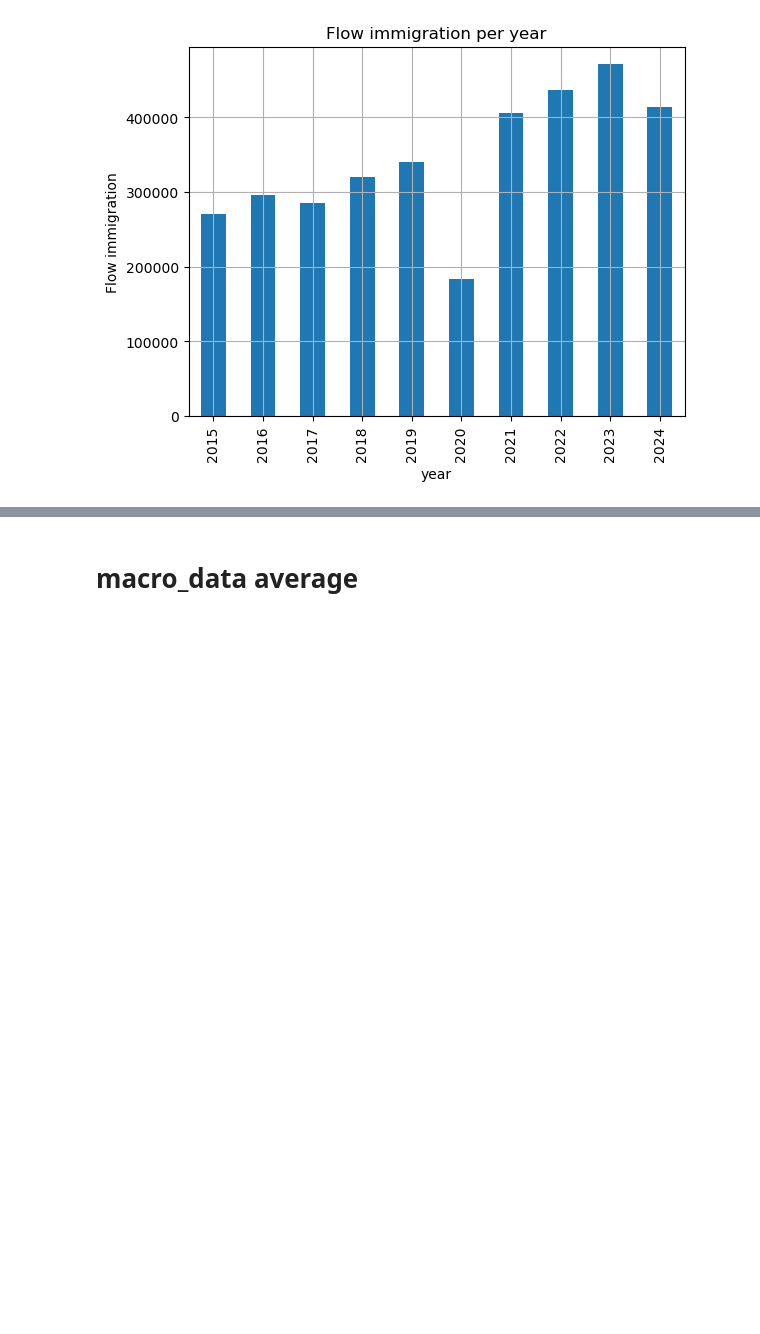
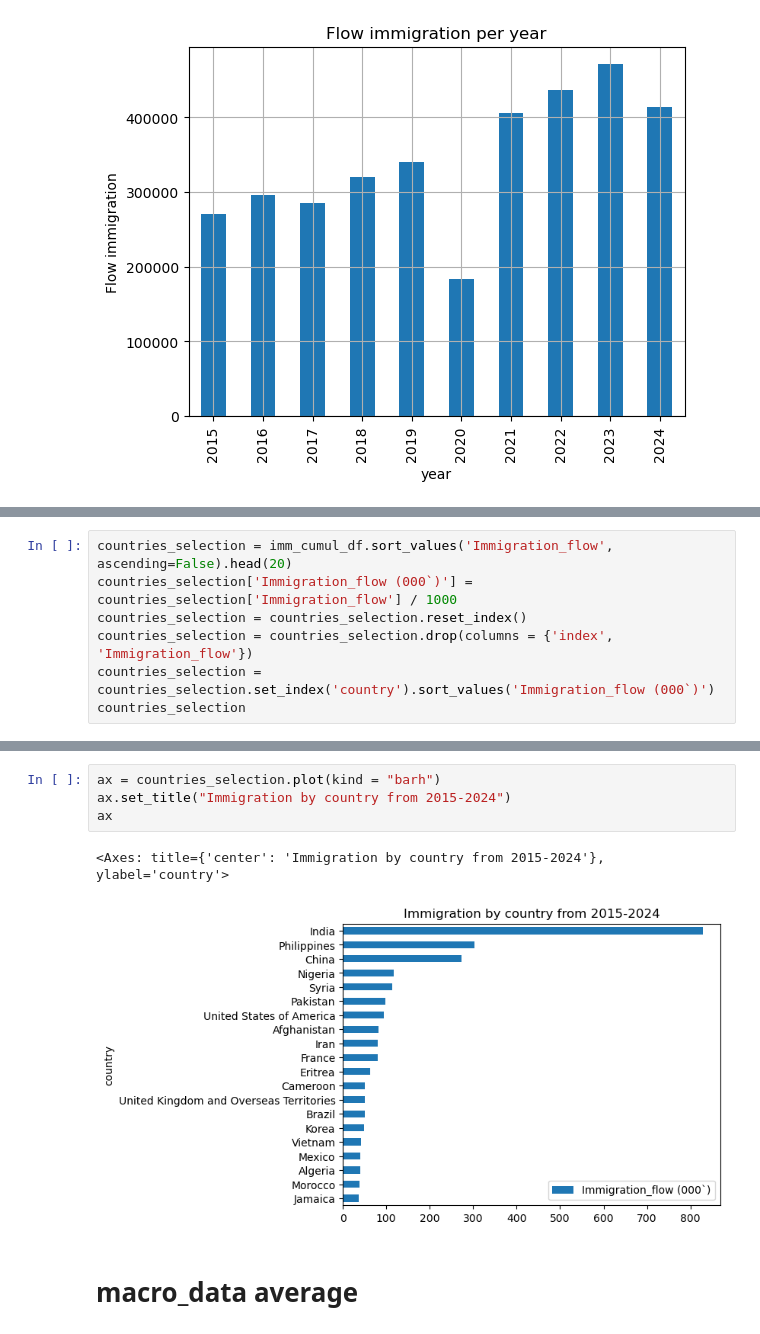
Before and after one commit to nazimben25/project3_group4, a Jupyter notebook: vizualisations.ipynb, the cells around one changed output, grey strips where cells are left out. Cells and saved outputs as stored; diff of their text form; blank space fills up the shorter version.

```diff
--- a/vizualisations.ipynb
+++ b/vizualisations.ipynb
@@ -111,0 +110,7 @@ ax
+# %%
+countries_selection = imm_cumul_df.sort_values('Immigration_flow', ascending=False).head(20)
+countries_selection['Immigration_flow (000`)'] = countries_selection['Immigration_flow'] / 1000
+countries_selection = countries_selection.reset_index()
+countries_selection = countries_selection.drop(columns = {'index', 'Immigration_flow'})
+countries_selection = countries_selection.set_index('country').sort_values('Immigration_flow (000`)')
+countries_selection
@@ -112,3 +136,10 @@ ax
+# %%
+ax = countries_selection.plot(kind = "barh")
+ax.set_title("Immigration by country from 2015-2024")
+ax
+# %% [output]
+<Axes: title={'center': 'Immigration by country from 2015-2024'}, ylabel='country'>
+[figure, added]
 # %% [markdown]
 # macro_data average
 # %%
```
Also changed, not shown: parts of 19 cells of this notebook, 2 other files.
